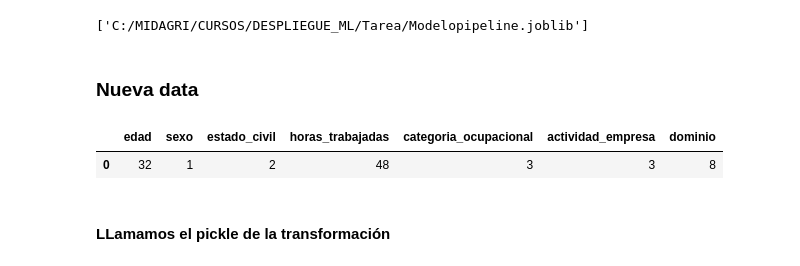
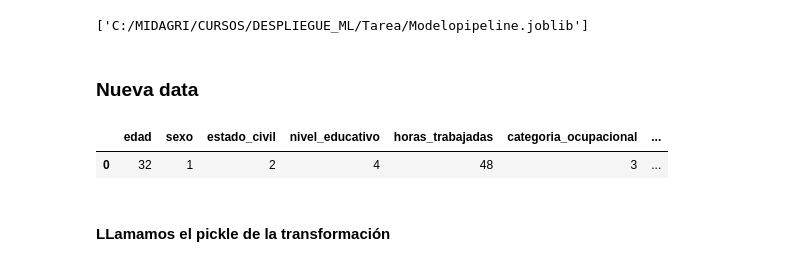
Before and after one commit to HernanHuarcaya/FinalDespliegueReg, a Jupyter notebook: Regresion.ipynb, the cells around one changed output. Saved outputs shown, nothing was run; the diff lists cells and outputs as text; code cells hidden in the pictures.

```diff
--- a/Regresion.ipynb
+++ b/Regresion.ipynb
@@ -138,7 +138,7 @@ regressor = load('C:/MIDAGRI/CURSOS/DESPLIEGUE_ML/Tarea/Modelopipeline.joblib')
 # %% [markdown]
 ### Nueva data
 # %%
-X = pd.DataFrame(columns=[ 'edad', 'sexo', 'estado_civil', 'horas_trabajadas','categoria_ocupacional','actividad_empresa','dominio'
+X = pd.DataFrame(columns=[ 'edad', 'sexo', 'estado_civil','nivel_educativo' ,'horas_trabajadas','categoria_ocupacional','actividad_empresa','dominio'
                                     ])
 # %%
 # Edad = 35
@@ -150,11 +150,11 @@ X = pd.DataFrame(columns=[ 'edad', 'sexo', 'estado_civil', 'horas_trabajadas','c
 # Empresa de 11 a 50 trabajadores (p506r4=3)
 # Lima Metropolitana (dominio=8)
 # %%
-obs =pd.DataFrame([ [ 32, 1, 2,48,3,3,8 ] ],columns=X.columns)
+obs =pd.DataFrame([ [ 32, 1, 2,4,48,3,3,8 ] ],columns=X.columns)
 obs
 # %% [output]
-|  | edad | sexo | estado_civil | horas_trabajadas | categoria_ocupacional | actividad_empresa | dominio |
-| 0 | 32 | 1 | 2 | 48 | 3 | 3 | 8 |
+|  | edad | sexo | estado_civil | nivel_educativo | horas_trabajadas | categoria_ocupacional | ... |
+| 0 | 32 | 1 | 2 | 4 | 48 | 3 | ... |
 # %% [markdown]
 #### LLamamos el pickle de la transformación
 # %%
```
Also changed, not shown: parts of 7 cells of this notebook.
